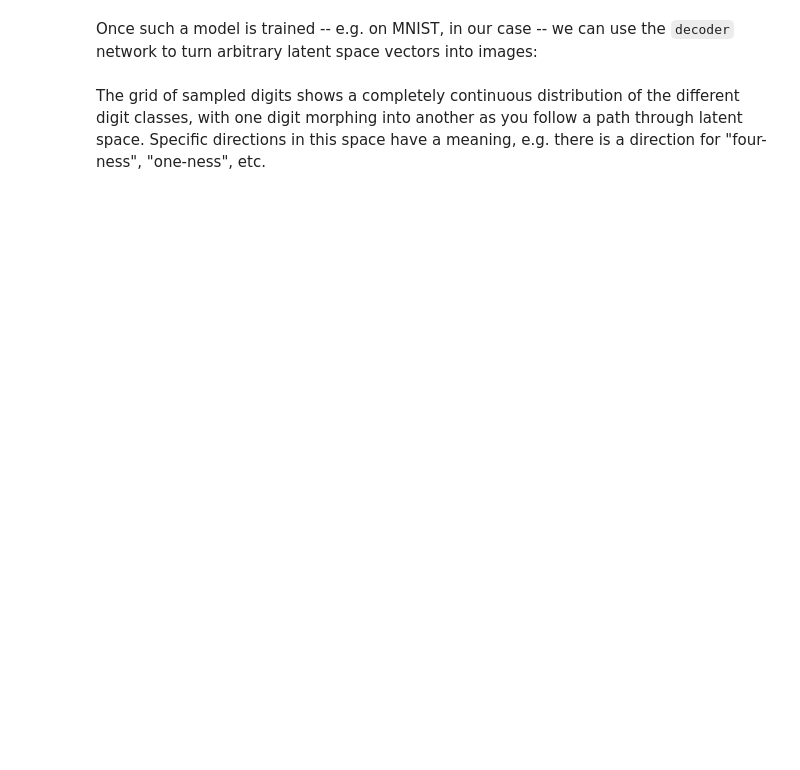
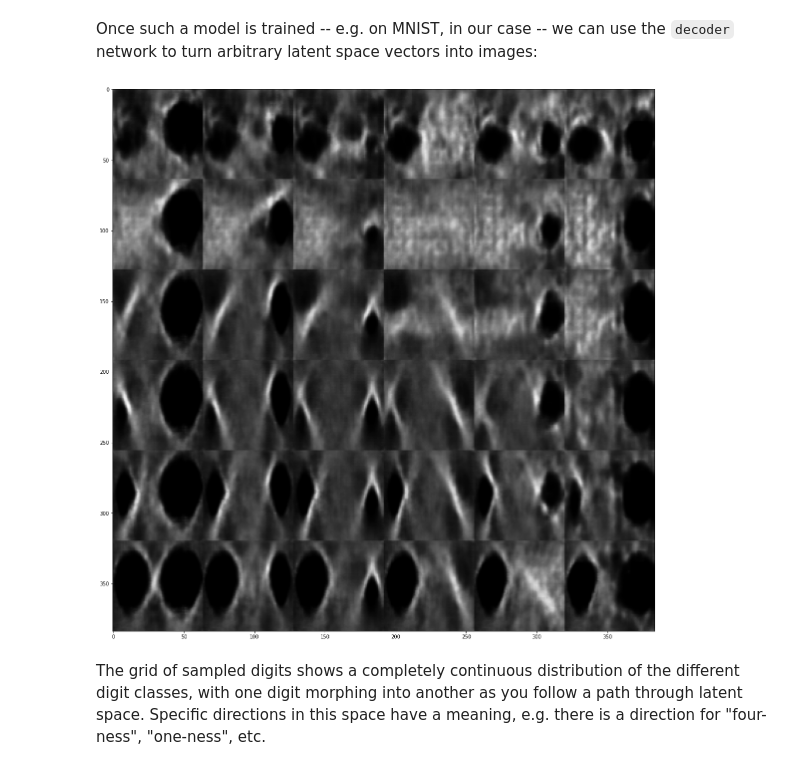
Before and after one commit to Han-0904/701_project, a Jupyter notebook: 8_4_generating_images_with_vaes_faults.ipynb, the cells around one changed output. Saved outputs shown, nothing was run; the diff lists cells and outputs as text; code cells hidden in the pictures; blank space fills up the shorter version.

```diff
--- a/8_4_generating_images_with_vaes_faults.ipynb
+++ b/8_4_generating_images_with_vaes_faults.ipynb
@@ -347,31 +361,34 @@ Once such a model is trained -- e.g. on MNIST, in our case -- we can use the `de
 images:
 # %%
 import matplotlib.pyplot as plt
+batch_size= 16
 from scipy.stats import norm
 
 # Display a 2D manifold of the digits
 n = 6  # figure with 15x15 digits
 digit_size = 64
 figure = np.zeros((digit_size * n, digit_size * n))
 # Linearly spaced coordinates on the unit square were transformed
 # through the inverse CDF (ppf) of the Gaussian
 # to produce values of the latent variables z,
 # since the prior of the latent space is Gaussian
 grid_x = norm.ppf(np.linspace(0.05, 0.95, n))
 grid_y = norm.ppf(np.linspace(0.05, 0.95, n))
 
 for i, yi in enumerate(grid_x):
     for j, xi in enumerate(grid_y):
         z_sample = np.array([[xi, yi]])
         z_sample = np.tile(z_sample, batch_size).reshape(batch_size, 2)
         x_decoded = decoder.predict(z_sample, batch_size=batch_size)
         digit = x_decoded[0].reshape(digit_size, digit_size)
         figure[i * digit_size: (i + 1) * digit_size,
                j * digit_size: (j + 1) * digit_size] = digit
 
 plt.figure(figsize=(20, 20))
 plt.imshow(figure, cmap='Greys_r')
 plt.show()
+# %% [output]
+[figure, added]
 # %% [markdown]
 The grid of sampled digits shows a completely continuous distribution of the different digit classes, with one digit morphing into another
 as you follow a path through latent space. Specific directions in this space have a meaning, e.g. there is a direction for "four-ness",
```
Also changed, not shown: parts of 9 cells of this notebook.
